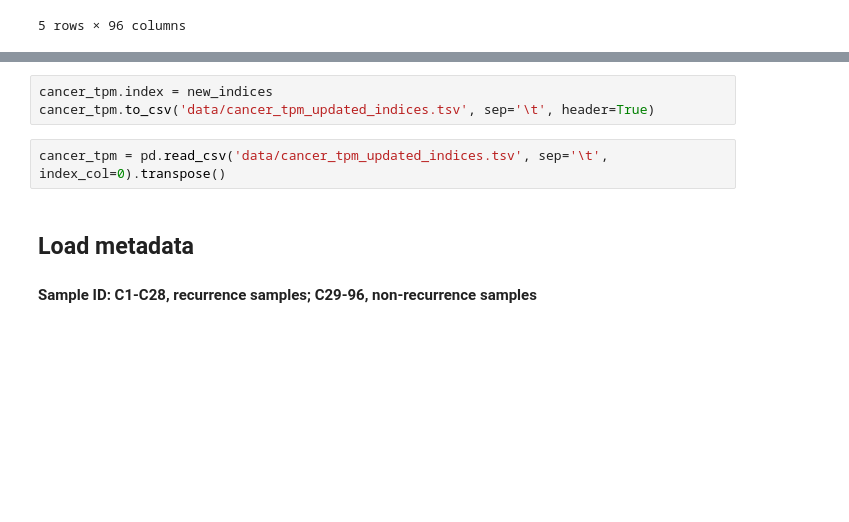
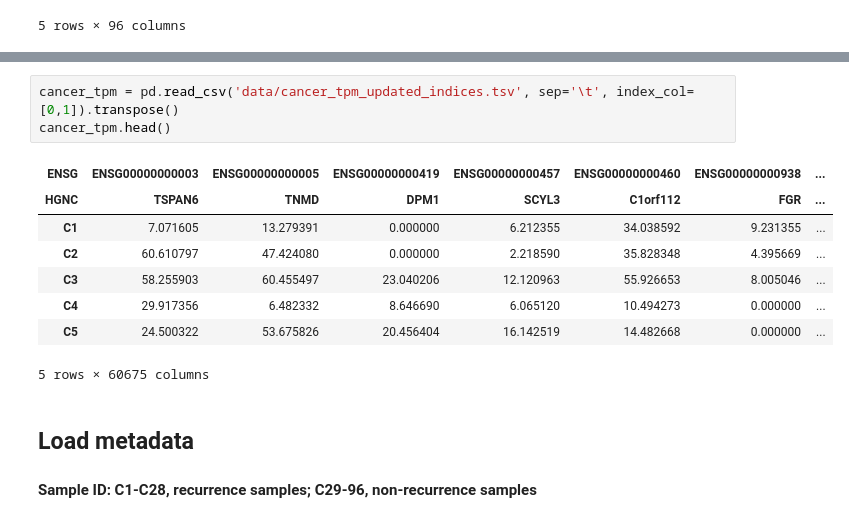
Before and after one commit to ekofman/CSE283_classifier_project, a Jupyter notebook: Preprocess Data.ipynb, the cells around one changed output, grey strips where cells are left out. Saved outputs shown, nothing was run; the diff lists cells and outputs as text; blank space fills up the shorter version.

```diff
--- a/Preprocess Data.ipynb
+++ b/Preprocess Data.ipynb
@@ -38,8 +44,15 @@ for i in cancer_tpm.index:
 # %%
-cancer_tpm.index = new_indices
-cancer_tpm.to_csv('data/cancer_tpm_updated_indices.tsv', sep='\t', header=True)
+cancer_tpm = pd.read_csv('data/cancer_tpm_updated_indices.tsv', sep='\t', index_col=[0,1]).transpose()
+cancer_tpm.head()
+# %% [output]
+| ENSG | ENSG00000000003 | ENSG00000000005 | ENSG00000000419 | ENSG00000000457 | ENSG00000000460 | ENSG00000000938 | ... |
+| HGNC | TSPAN6 | TNMD | DPM1 | SCYL3 | C1orf112 | FGR | ... |
+| C1 | 7.071605 | 13.279391 | 0.000000 | 6.212355 | 34.038592 | 9.231355 | ... |
+| C2 | 60.610797 | 47.424080 | 0.000000 | 2.218590 | 35.828348 | 4.395669 | ... |
+| C3 | 58.255903 | 60.455497 | 23.040206 | 12.120963 | 55.926653 | 8.005046 | ... |
+| C4 | 29.917356 | 6.482332 | 8.646690 | 6.065120 | 10.494273 | 0.000000 | ... |
+| C5 | 24.500322 | 53.675826 | 20.456404 | 16.142519 | 14.482668 | 0.000000 | ... |
+5 rows × 60675 columns
-# %%
-cancer_tpm = pd.read_csv('data/cancer_tpm_updated_indices.tsv', sep='\t', index_col=0).transpose()
 # %% [markdown]
 ## Load metadata
 #### Sample ID: C1-C28, recurrence samples; C29-96, non-recurrence samples
```
Also changed, not shown: parts of 13 cells of this notebook, 4 other files.
